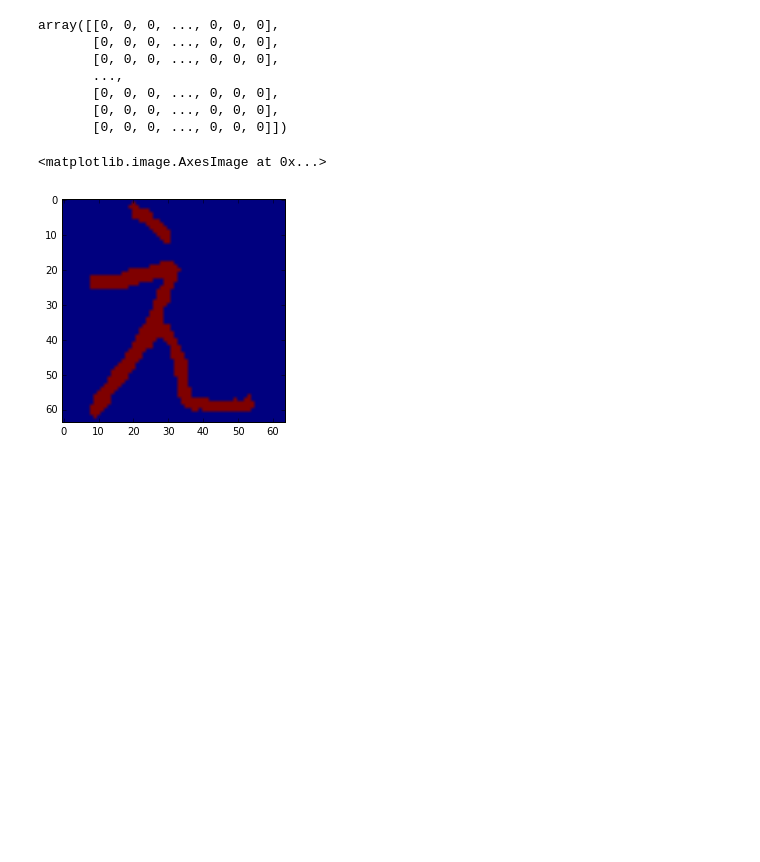
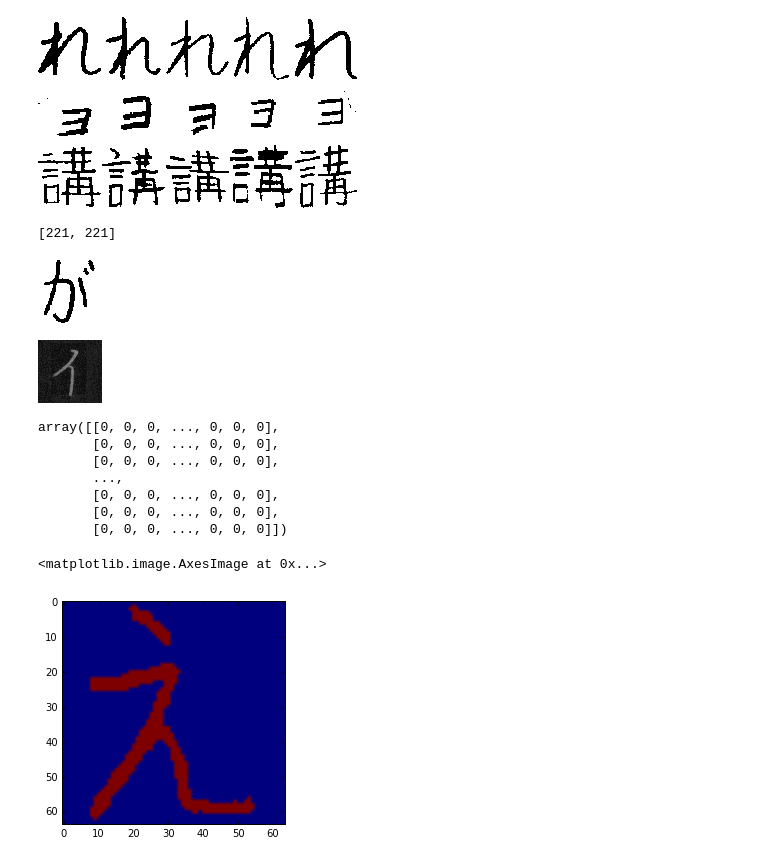
Before and after one commit to charlietsai/japanese-handwriting-nn, a Jupyter notebook: test_read_images.ipynb, the cells around one changed output. Saved outputs shown, nothing was run; the diff lists cells and outputs as text; code cells hidden in the pictures; blank space fills up the shorter version.

```diff
--- a/test_read_images.ipynb
+++ b/test_read_images.ipynb
@@ -36,0 +68,55 @@ with open(filename, 'r') as f:
+# %%
+nsamples = 5
+characters_picture, labels_picture = get_ETL8B_data(1, [70], nsamples,
+                                                    starting_writer=1,
+                                                    img_format=True)
+chars, labs2 = get_ETL8B_data('11', [8], nsamples,
+                             database='ETL1C',
+                             starting_writer=0,
+                             img_format=True)
+for char in chars:
+    characters_picture += [char]
+
+chars, labs = get_ETL8B_data(2, [31], nsamples,
+                         starting_writer=1,
+                         img_format=True)
+for char in chars:
+    characters_picture += [char]
+
+figure = Image.new('1', (64*nsamples, 64*3))
+for i, picture in enumerate(characters_picture):
+    figure.paste(picture, (64*(i%nsamples), 64*(i/nsamples)))
+
+figure.save('milestone_report/figure2.png', 'PNG')
+figure
+# %% [output]
+[figure, added]
+# %%
+labs2
+# %% [output]
+[221, 221]
+# %%
+characters_picture[6]
+# %% [output]
+[figure, added]
+# %%
+import PIL.ImageOps
+import cv2
+# Katakana ETL1C_07 through 13
+filename = 'ETLC/ETL1/ETL1C_07'
+id_category = 2
+with open(filename, 'r') as f:
+    f.seek((id_category * 1410 + 1) * 2052)
+    s = f.read(2052)
+    r = struct.unpack('>H2sH6BI4H4B4x2016s4x', s)
+    iF = Image.frombytes('F', (64, 63), r[18], 'bit', 4)
+    iP = iF.convert('P')
+#     fn = "{:1d}{:4d}{:2x}.png".format(r[0], r[2], r[3])
+    # iP.save(fn, 'PNG', bits=4)
+    enhancer = ImageEnhance.Brightness(iP)
+    iE = enhancer.enhance(16)
+
+#     iE.save(fn, 'PNG')
+iE
+# %% [output]
+[figure, added]
```
Also changed, not shown: parts of 14 cells of this notebook, 1 other file.
